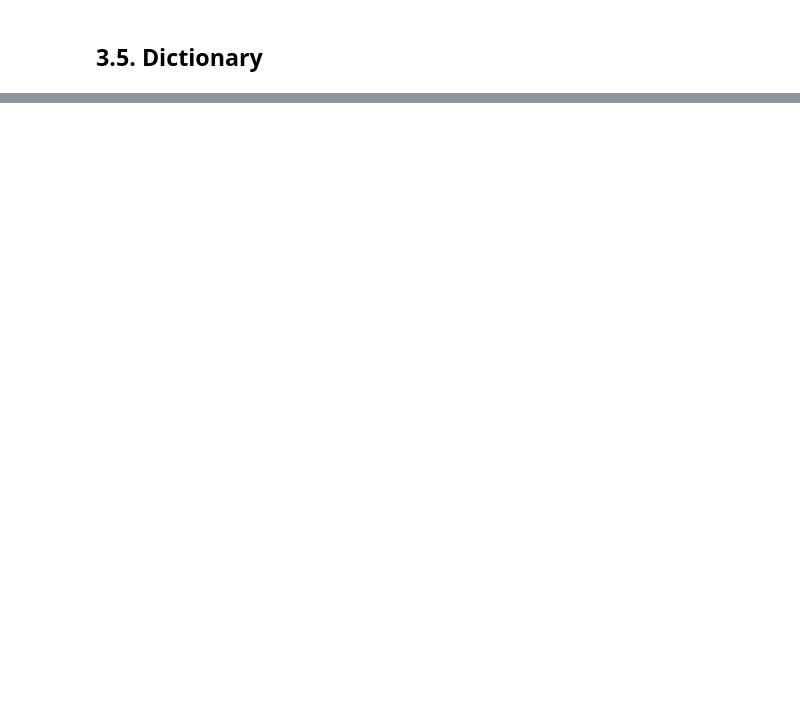
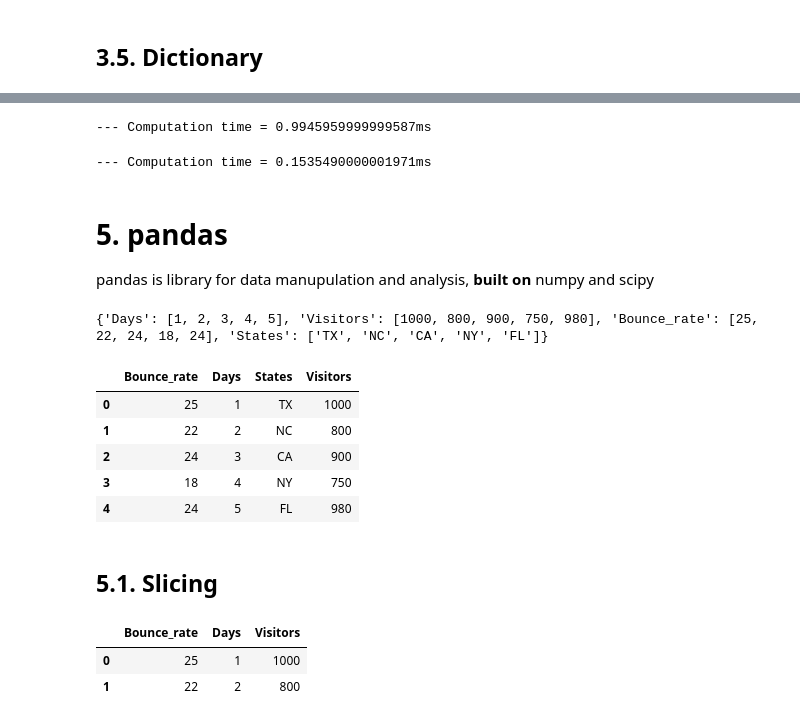
Before and after one commit to ghoshal7/python_basics, a Jupyter notebook: INFORMS - Introduction_to_Python.ipynb, the cells around one changed output, grey strips where cells are left out. Drawn from its saved outputs; the diff is of its cells as text; code cells hidden in the pictures; blank space fills up the shorter version.

```diff
--- a/INFORMS - Introduction_to_Python.ipynb
+++ b/INFORMS - Introduction_to_Python.ipynb
@@ -318,0 +582,57 @@ print(num)
+# %%
+### CLASSIC OUTER PRODUCT IMPLEMENTATION ###  Note: Outer product = xx'
+tic = time.process_time()
+
+outer = np.zeros((len(x1),len(x2))) # we create a len(x1)*len(x2) matrix with only zeros
+
+for i in range(len(x1)):
+    for j in range(len(x2)):
+        outer[i,j] = x1[i]*x2[j]
+
+toc = time.process_time()
+
+#print ("outer = " + str(outer))
+print('--- Computation time = '+str(1000*(toc - tic)) + "ms")
+# %% [output]
+--- Computation time = 0.9945959999999587ms
+# %%
+### VECTORIZED OUTER PRODUCT ###
+tic = time.process_time()
+outer = np.outer(x1,x2)
+toc = time.process_time()
+#print ("outer = " + str(outer))
+print('--- Computation time = ' + str(1000*(toc - tic)) + "ms")
+# %% [output]
+--- Computation time = 0.1535490000001971ms
+# %% [markdown]
+# 5. pandas
+
+pandas is library for data manupulation and analysis, **built on** numpy and scipy
+# %%
+data = {'Days' : [1,2,3,4,5], 'Visitors' : [1000, 800, 900, 750, 980], 'Bounce_rate' : [25, 22, 24,18, 24], 'States' : ['TX', 'NC', 'CA', 'NY', 'FL']}
+print(data)
+# %% [output]
+{'Days': [1, 2, 3, 4, 5], 'Visitors': [1000, 800, 900, 750, 980], 'Bounce_rate': [25, 22, 24, 18, 24], 'States': ['TX', 'NC', 'CA', 'NY', 'FL']}
+# %%
+import pandas as pd
+
+df = pd.DataFrame(data)
+# %%
+df.head()
+# %% [output]
+|  | Bounce_rate | Days | States | Visitors |
+| 0 | 25 | 1 | TX | 1000 |
+| 1 | 22 | 2 | NC | 800 |
+| 2 | 24 | 3 | CA | 900 |
+| 3 | 18 | 4 | NY | 750 |
+| 4 | 24 | 5 | FL | 980 |
+# %% [markdown]
+## 5.1. Slicing
+# %%
+# easy way - head & tail
+
+df.head(2)
+# %% [output]
+|  | Bounce_rate | Days | Visitors |
+| 0 | 25 | 1 | 1000 |
+| 1 | 22 | 2 | 800 |
```
Also changed, not shown: parts of 76 cells of this notebook.
